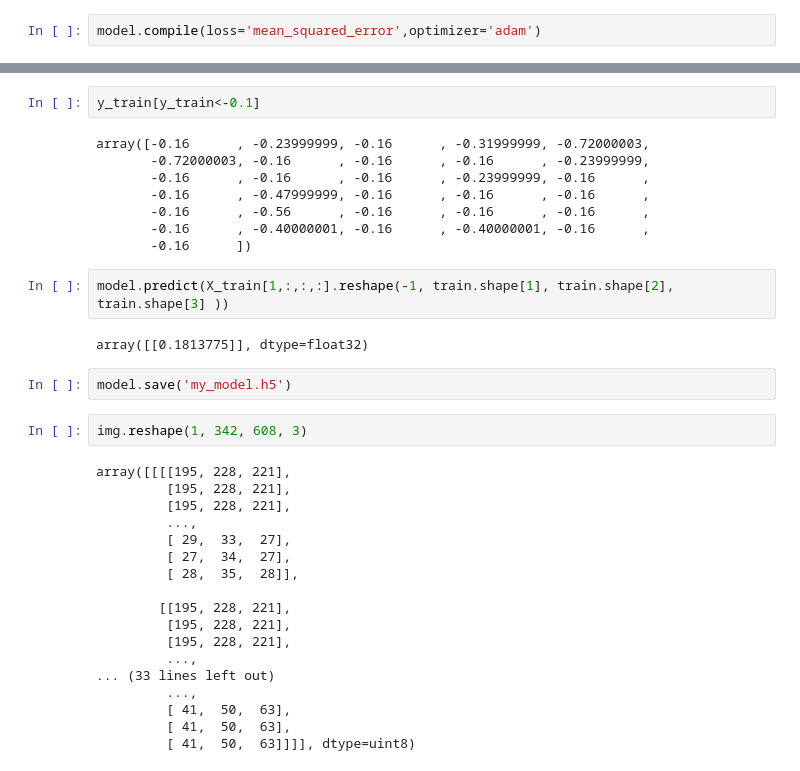
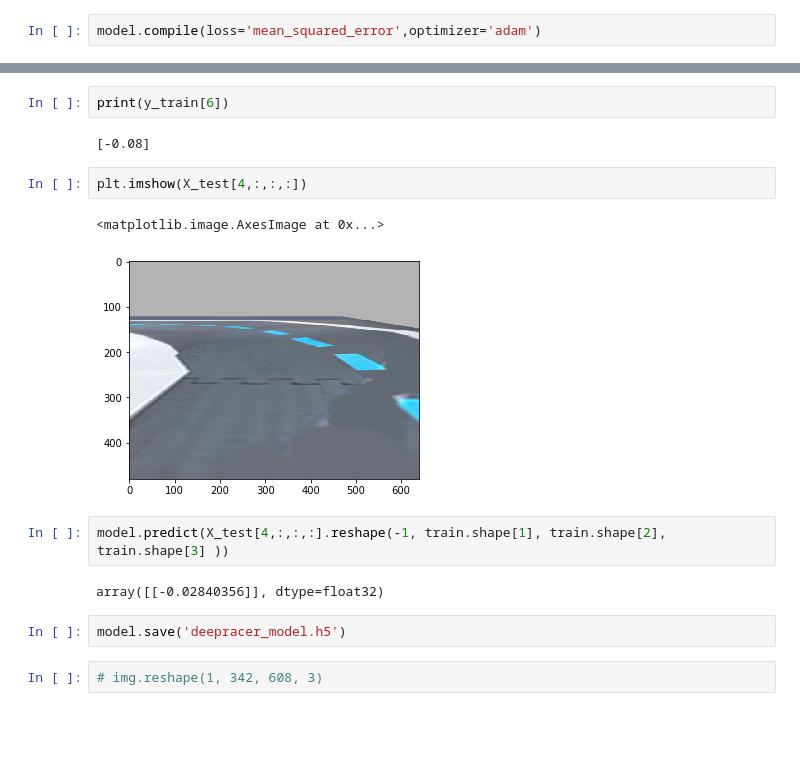
Before and after one commit to Saurabh7/deepracer, a Jupyter notebook: Robot Learning.ipynb, the cells around one changed output, grey strips where cells are left out. Drawn from its saved outputs; the diff is of its cells as text; blank space fills up the shorter version.

Commit message:
Add model files

```diff
--- a/Robot Learning.ipynb
+++ b/Robot Learning.ipynb
@@ -111,36 +125,17 @@ plt.imshow(X_train[2,:,:,:])
-# %%
-y_train[y_train<-0.1]
-# %% [output]
-array([-0.16      , -0.23999999, -0.16      , -0.31999999, -0.72000003,
-       -0.72000003, -0.16      , -0.16      , -0.16      , -0.23999999,
-       -0.16      , -0.16      , -0.16      , -0.23999999, -0.16      ,
-       -0.16      , -0.47999999, -0.16      , -0.16      , -0.16      ,
-       -0.16      , -0.56      , -0.16      , -0.16      , -0.16      ,
-       -0.16      , -0.40000001, -0.16      , -0.40000001, -0.16      ,
-       -0.16      ])
+# %%
+print(y_train[6])
+# %% [output]
+[-0.08]
+# %%
+plt.imshow(X_test[4,:,:,:])
+# %% [output]
+<matplotlib.image.AxesImage at 0x...>
+[figure, added]
 # %%
-model.predict(X_train[1,:,:,:].reshape(-1, train.shape[1], train.shape[2], train.shape[3] ))
+model.predict(X_test[4,:,:,:].reshape(-1, train.shape[1], train.shape[2], train.shape[3] ))
 # %% [output]
-array([[0.1813775]], dtype=float32)
+array([[-0.02840356]], dtype=float32)
 # %%
-model.save('my_model.h5')
+model.save('deepracer_model.h5')
 # %%
-img.reshape(1, 342, 608, 3)
+# img.reshape(1, 342, 608, 3)
-# %% [output]
-array([[[[195, 228, 221],
-         [195, 228, 221],
-         [195, 228, 221],
-         ...,
-         [ 29,  33,  27],
-         [ 27,  34,  27],
-         [ 28,  35,  28]],
-
-        [[195, 228, 221],
-         [195, 228, 221],
-         [195, 228, 221],
-         ...,
-... (33 lines left out)
-         ...,
-         [ 41,  50,  63],
-         [ 41,  50,  63],
-         [ 41,  50,  63]]]], dtype=uint8)
```
Also changed, not shown: parts of 13 cells of this notebook, 2 other files.
